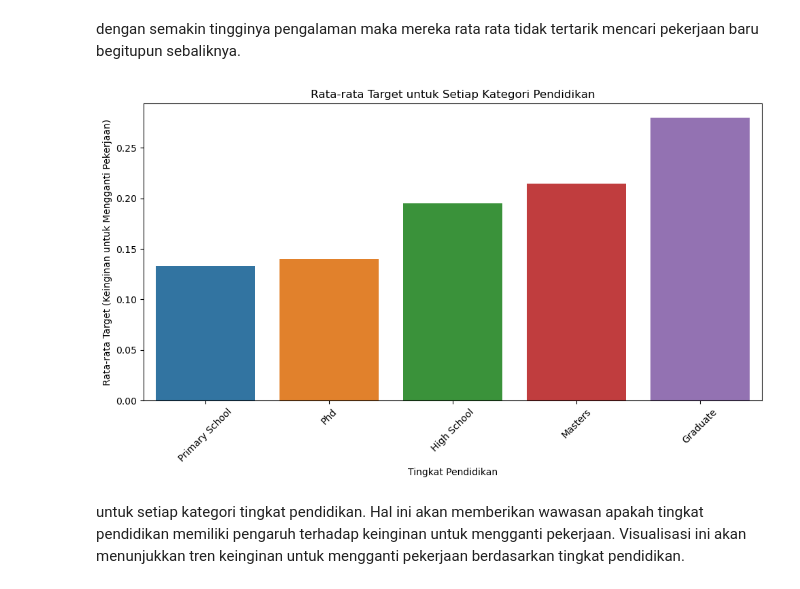
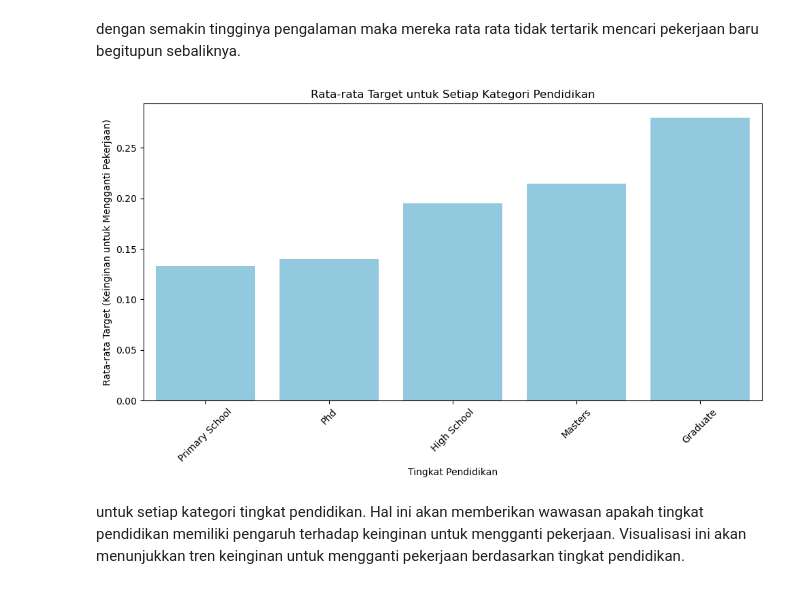
Before and after one commit to fachri34/Final-Project-Data-Science, a Jupyter notebook: HR Analytics.ipynb, the cells around one changed output. Saved outputs shown, nothing was run; the diff lists cells and outputs as text; code cells hidden in the pictures.

```diff
--- a/HR Analytics.ipynb
+++ b/HR Analytics.ipynb
@@ -462,18 +462,18 @@ dengan semakin tingginya pengalaman maka mereka rata rata tidak tertarik mencari
 # %%
 # Membandingkan rata-rata target untuk setiap kategori pendidikan
 education_target_mean = df.groupby('education_level')['target'].mean().sort_values()
 
 # Visualisasi
 plt.figure(figsize=(10, 6))
-sns.barplot(x=education_target_mean.index, y=education_target_mean.values)
+sns.barplot(x=education_target_mean.index, y=education_target_mean.values, color='skyblue')
 plt.xlabel('Tingkat Pendidikan')
 plt.ylabel('Rata-rata Target (Keinginan untuk Mengganti Pekerjaan)')
 plt.title('Rata-rata Target untuk Setiap Kategori Pendidikan')
 plt.xticks(rotation=45)
 plt.tight_layout()
 plt.show()
 # %% [output]
-[figure, old version]
+[figure, new version]
 # %% [markdown]
 untuk setiap kategori tingkat pendidikan. Hal ini akan memberikan wawasan apakah tingkat pendidikan memiliki pengaruh terhadap keinginan untuk mengganti pekerjaan. Visualisasi ini akan menunjukkan tren keinginan untuk mengganti pekerjaan berdasarkan tingkat pendidikan.
 # %%
```
Also changed, not shown: parts of 8 cells of this notebook.
